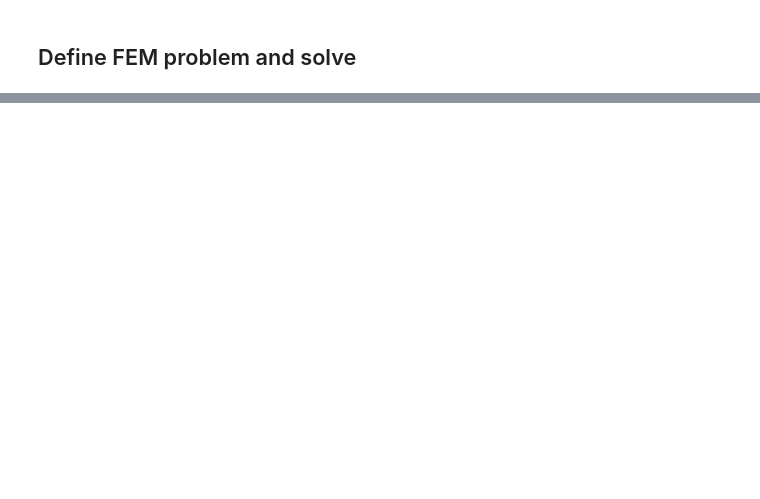
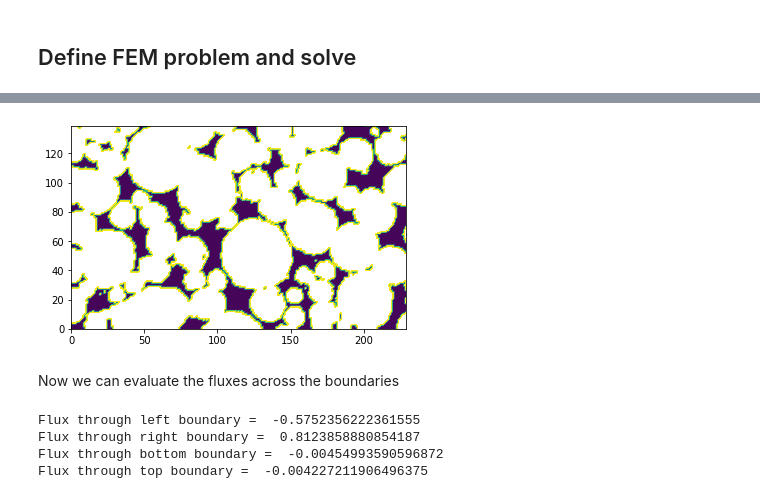
Before and after one commit to MaterialModelling/lab1, a Jupyter notebook: fem_composite.ipynb, the cells around one changed output, grey strips where cells are left out. Drawn from its saved outputs; the diff is of its cells as text; code cells hidden in the pictures; blank space fills up the shorter version.

```diff
--- a/fem_composite.ipynb
+++ b/fem_composite.ipynb
@@ -214,0 +216,32 @@ plot(grad(u))
+# %%
+def lmbda(x):
+    return (int(white.inside(x,True)) * 1.0 + int(not white.inside(x,True)) * alpha);
+
+l = Function(V);
+l.vector()[:] = [lmbda(x) for x in V.tabulate_dof_coordinates()]
+plot(l);
+# %% [output]
+[figure, added]
+# %% [markdown]
+Now we can evaluate the fluxes across the boundaries
+# %%
+# Evaluate integral of normal gradient over top boundary
+n = FacetNormal(mesh);
+m_L = l*dot(grad(u), n)*ds(1);
+v_L = assemble(m_L);
+m_B = l*dot(grad(u), n)*ds(2);
+v_B = assemble(m_B);
+m_R = l*dot(grad(u), n)*ds(3);
+v_R = assemble(m_R);
+m_T = l*dot(grad(u), n)*ds(4);
+v_T = assemble(m_T);
+
+print("Flux through left boundary = ", v_L);
+print("Flux through right boundary = ", v_R);
+print("Flux through bottom boundary = ", v_B);
+print("Flux through top boundary = ", v_T);
+# %% [output]
+Flux through left boundary =  -0.5752356222361555
+Flux through right boundary =  0.8123858880854187
+Flux through bottom boundary =  -0.00454993590596872
+Flux through top boundary =  -0.004227211906496375
```
Also changed, not shown: parts of 9 cells of this notebook.
